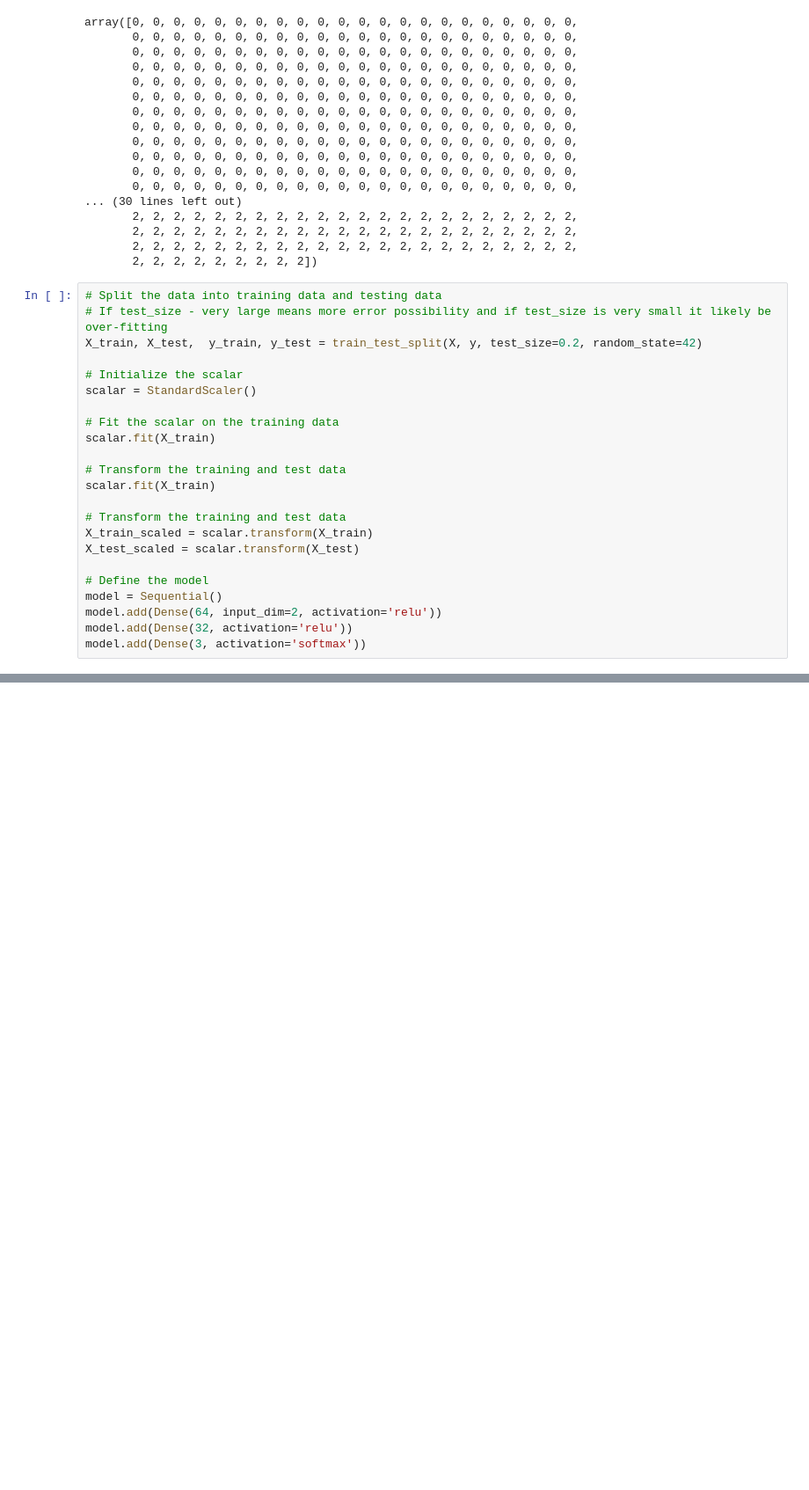
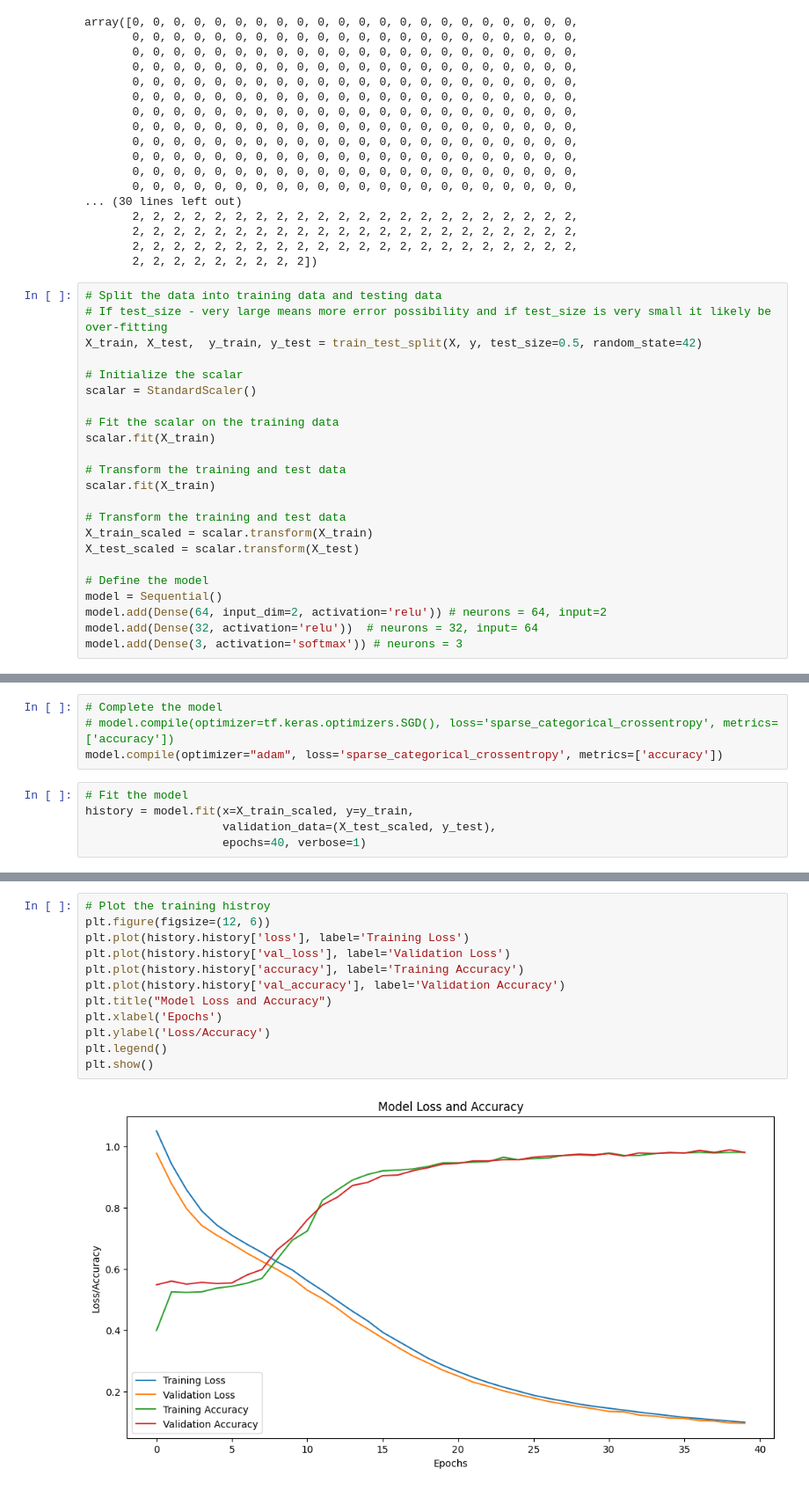
Before and after one commit to RajiaRani/Machine-Learning, a Jupyter notebook: 08. Neural_Networks/01. Spiral_NN.ipynb, the cells around one changed output, grey strips where cells are left out. Shown: that part at 88% size. Saved outputs shown, nothing was run; the diff lists cells and outputs as text; blank space fills up the shorter version.

```diff
--- a/08. Neural_Networks/01. Spiral_NN.ipynb
+++ b/08. Neural_Networks/01. Spiral_NN.ipynb
@@ -65,7 +65,7 @@ array([0, 0, 0, 0, 0, 0, 0, 0, 0, 0, 0, 0, 0, 0, 0, 0, 0, 0, 0, 0, 0, 0,
 # %%
 # Split the data into training data and testing data
 # If test_size - very large means more error possibility and if test_size is very small it likely be over-fitting
-X_train, X_test,  y_train, y_test = train_test_split(X, y, test_size=0.2, random_state=42)
+X_train, X_test,  y_train, y_test = train_test_split(X, y, test_size=0.5, random_state=42)
 
 # Initialize the scalar
 scalar = StandardScaler()
@@ -82,6 +82,6 @@ X_test_scaled = scalar.transform(X_test)
 
 # Define the model
 model = Sequential()
-model.add(Dense(64, input_dim=2, activation='relu'))
-model.add(Dense(32, activation='relu'))
-model.add(Dense(3, activation='softmax'))
+model.add(Dense(64, input_dim=2, activation='relu')) # neurons = 64, input=2
+model.add(Dense(32, activation='relu'))  # neurons = 32, input= 64
+model.add(Dense(3, activation='softmax')) # neurons = 3
@@ -87,0 +108,9 @@ model.add(Dense(3, activation='softmax'))
+# %%
+# Complete the model
+# model.compile(optimizer=tf.keras.optimizers.SGD(), loss='sparse_categorical_crossentropy', metrics=['accuracy'])
+model.compile(optimizer="adam", loss='sparse_categorical_crossentropy', metrics=['accuracy'])
+# %%
+# Fit the model
+history = model.fit(x=X_train_scaled, y=y_train,
+                    validation_data=(X_test_scaled, y_test),
+                    epochs=40, verbose=1)
@@ -87,0 +135,14 @@ model.add(Dense(3, activation='softmax'))
+# %%
+# Plot the training histroy
+plt.figure(figsize=(12, 6))
+plt.plot(history.history['loss'], label='Training Loss')
+plt.plot(history.history['val_loss'], label='Validation Loss')
+plt.plot(history.history['accuracy'], label='Training Accuracy')
+plt.plot(history.history['val_accuracy'], label='Validation Accuracy')
+plt.title("Model Loss and Accuracy")
+plt.xlabel('Epochs')
+plt.ylabel('Loss/Accuracy')
+plt.legend()
+plt.show()
+# %% [output]
+[figure, added]
```
Also changed, not shown: parts of 4 cells of this notebook.
